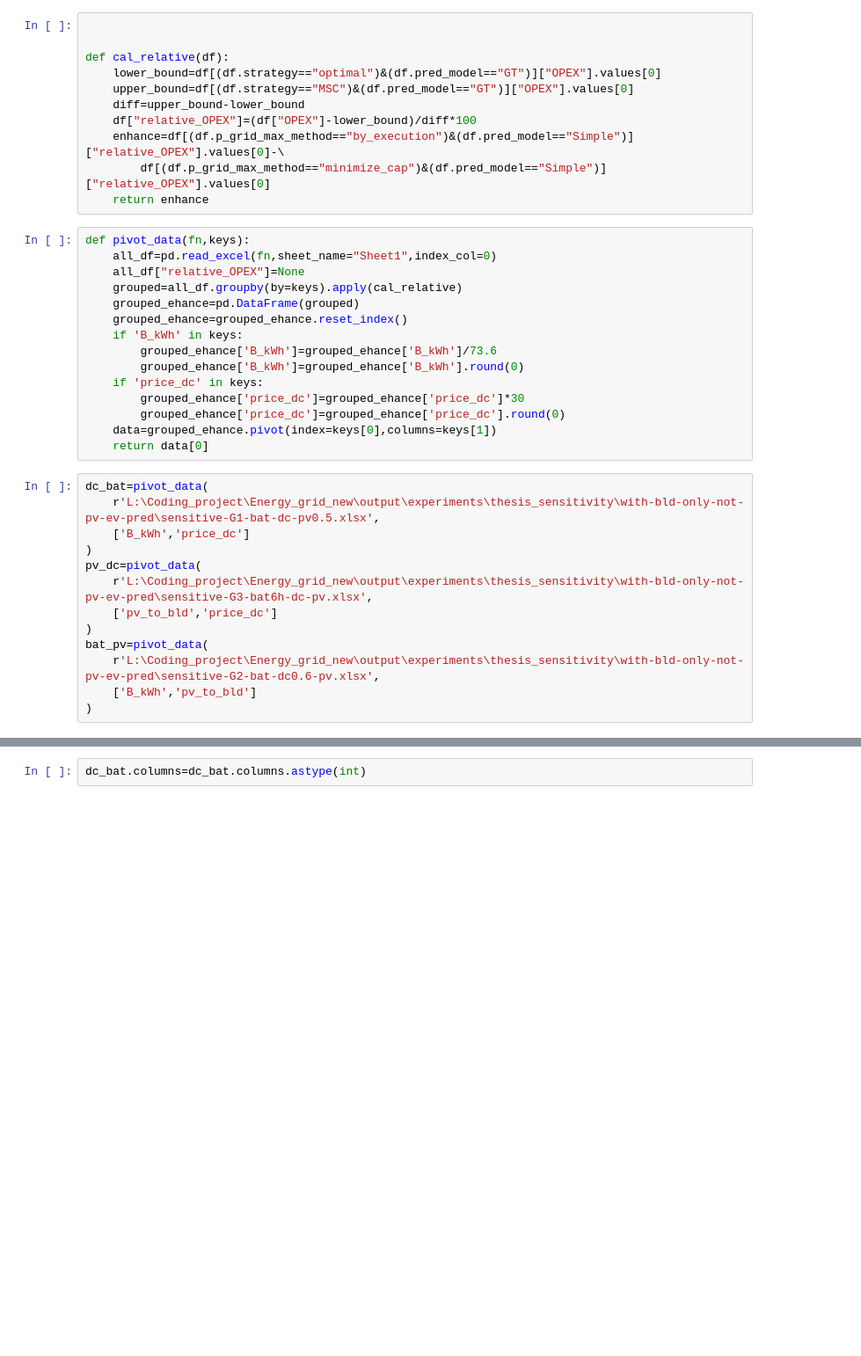
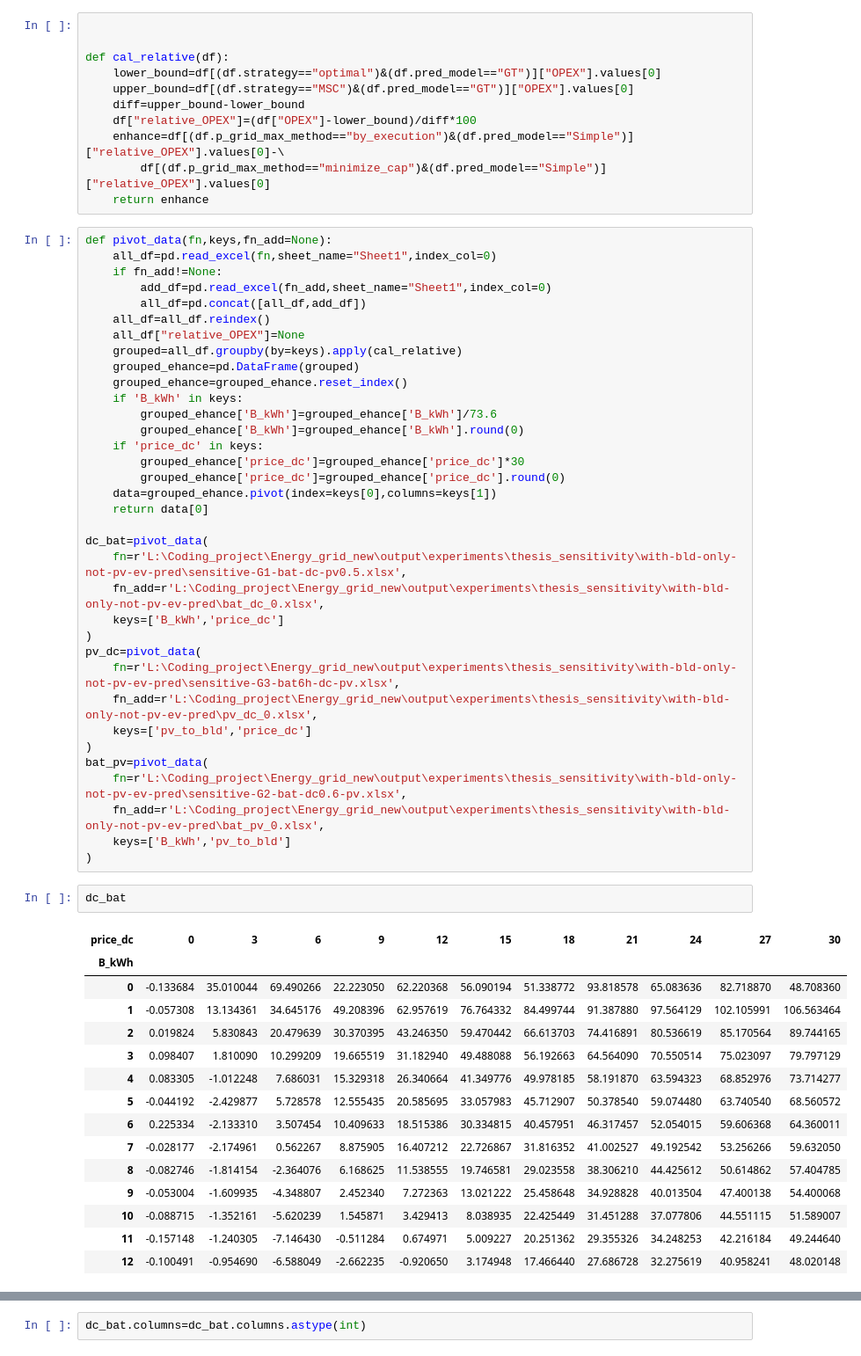
Before and after one commit to AarenLee07/Microgrid-Optimizer, a Jupyter notebook: paper_working/fig5-Sensitivity.ipynb, the cells around one changed output, grey strips where cells are left out. Shown at 88% size. Cells and saved outputs as stored; diff of their text form; blank space fills up the shorter version.

```diff
--- a/paper_working/fig5-Sensitivity.ipynb
+++ b/paper_working/fig5-Sensitivity.ipynb
@@ -39,8 +39,12 @@ def cal_relative(df):
         df[(df.p_grid_max_method=="minimize_cap")&(df.pred_model=="Simple")]["relative_OPEX"].values[0]
     return enhance
 # %%
-def pivot_data(fn,keys):
+def pivot_data(fn,keys,fn_add=None):
     all_df=pd.read_excel(fn,sheet_name="Sheet1",index_col=0)
+    if fn_add!=None:
+        add_df=pd.read_excel(fn_add,sheet_name="Sheet1",index_col=0)
+        all_df=pd.concat([all_df,add_df])
+    all_df=all_df.reindex()
     all_df["relative_OPEX"]=None
     grouped=all_df.groupby(by=keys).apply(cal_relative)
     grouped_ehance=pd.DataFrame(grouped)
@@ -53,19 +57,40 @@ def pivot_data(fn,keys):
         grouped_ehance['price_dc']=grouped_ehance['price_dc'].round(0)
     data=grouped_ehance.pivot(index=keys[0],columns=keys[1])
     return data[0]
+
+dc_bat=pivot_data(
+    fn=r'L:\Coding_project\Energy_grid_new\output\experiments\thesis_sensitivity\with-bld-only-not-pv-ev-pred\sensitive-G1-bat-dc-pv0.5.xlsx',
+    fn_add=r'L:\Coding_project\Energy_grid_new\output\experiments\thesis_sensitivity\with-bld-only-not-pv-ev-pred\bat_dc_0.xlsx',
+    keys=['B_kWh','price_dc']
+)
+pv_dc=pivot_data(
+    fn=r'L:\Coding_project\Energy_grid_new\output\experiments\thesis_sensitivity\with-bld-only-not-pv-ev-pred\sensitive-G3-bat6h-dc-pv.xlsx',
+    fn_add=r'L:\Coding_project\Energy_grid_new\output\experiments\thesis_sensitivity\with-bld-only-not-pv-ev-pred\pv_dc_0.xlsx',
+    keys=['pv_to_bld','price_dc']
+)
+bat_pv=pivot_data(
+    fn=r'L:\Coding_project\Energy_grid_new\output\experiments\thesis_sensitivity\with-bld-only-not-pv-ev-pred\sensitive-G2-bat-dc0.6-pv.xlsx',
+    fn_add=r'L:\Coding_project\Energy_grid_new\output\experiments\thesis_sensitivity\with-bld-only-not-pv-ev-pred\bat_pv_0.xlsx',
+    keys=['B_kWh','pv_to_bld']
+)
-# %%
-dc_bat=pivot_data(
-    r'L:\Coding_project\Energy_grid_new\output\experiments\thesis_sensitivity\with-bld-only-not-pv-ev-pred\sensitive-G1-bat-dc-pv0.5.xlsx',
-    ['B_kWh','price_dc']
-)
-pv_dc=pivot_data(
-    r'L:\Coding_project\Energy_grid_new\output\experiments\thesis_sensitivity\with-bld-only-not-pv-ev-pred\sensitive-G3-bat6h-dc-pv.xlsx',
-    ['pv_to_bld','price_dc']
-)
-bat_pv=pivot_data(
-    r'L:\Coding_project\Energy_grid_new\output\experiments\thesis_sensitivity\with-bld-only-not-pv-ev-pred\sensitive-G2-bat-dc0.6-pv.xlsx',
-    ['B_kWh','pv_to_bld']
-)
+# %%
+dc_bat
+# %% [output]
+| price_dc | 0 | 3 | 6 | 9 | 12 | 15 | 18 | 21 | 24 | 27 | 30 |
+| B_kWh |  |  |  |  |  |  |  |  |  |  |  |
+| 0 | -0.133684 | 35.010044 | 69.490266 | 22.223050 | 62.220368 | 56.090194 | 51.338772 | 93.818578 | 65.083636 | 82.718870 | 48.708360 |
+| 1 | -0.057308 | 13.134361 | 34.645176 | 49.208396 | 62.957619 | 76.764332 | 84.499744 | 91.387880 | 97.564129 | 102.105991 | 106.563464 |
+| 2 | 0.019824 | 5.830843 | 20.479639 | 30.370395 | 43.246350 | 59.470442 | 66.613703 | 74.416891 | 80.536619 | 85.170564 | 89.744165 |
+| 3 | 0.098407 | 1.810090 | 10.299209 | 19.665519 | 31.182940 | 49.488088 | 56.192663 | 64.564090 | 70.550514 | 75.023097 | 79.797129 |
+| 4 | 0.083305 | -1.012248 | 7.686031 | 15.329318 | 26.340664 | 41.349776 | 49.978185 | 58.191870 | 63.594323 | 68.852976 | 73.714277 |
+| 5 | -0.044192 | -2.429877 | 5.728578 | 12.555435 | 20.585695 | 33.057983 | 45.712907 | 50.378540 | 59.074480 | 63.740540 | 68.560572 |
+| 6 | 0.225334 | -2.133310 | 3.507454 | 10.409633 | 18.515386 | 30.334815 | 40.457951 | 46.317457 | 52.054015 | 59.606368 | 64.360011 |
+| 7 | -0.028177 | -2.174961 | 0.562267 | 8.875905 | 16.407212 | 22.726867 | 31.816352 | 41.002527 | 49.192542 | 53.256266 | 59.632050 |
+| 8 | -0.082746 | -1.814154 | -2.364076 | 6.168625 | 11.538555 | 19.746581 | 29.023558 | 38.306210 | 44.425612 | 50.614862 | 57.404785 |
+| 9 | -0.053004 | -1.609935 | -4.348807 | 2.452340 | 7.272363 | 13.021222 | 25.458648 | 34.928828 | 40.013504 | 47.400138 | 54.400068 |
+| 10 | -0.088715 | -1.352161 | -5.620239 | 1.545871 | 3.429413 | 8.038935 | 22.425449 | 31.451288 | 37.077806 | 44.551115 | 51.589007 |
+| 11 | -0.157148 | -1.240305 | -7.146430 | -0.511284 | 0.674971 | 5.009227 | 20.251362 | 29.355326 | 34.248253 | 42.216184 | 49.244640 |
+| 12 | -0.100491 | -0.954690 | -6.588049 | -2.662235 | -0.920650 | 3.174948 | 17.466440 | 27.686728 | 32.275619 | 40.958241 | 48.020148 |
 # %%
 bat_pv.index=bat_pv.index.astype(int)
 dc_bat.index=dc_bat.index.astype(int)
```
Also changed, not shown: parts of 7 cells of this notebook, 44 other files.
